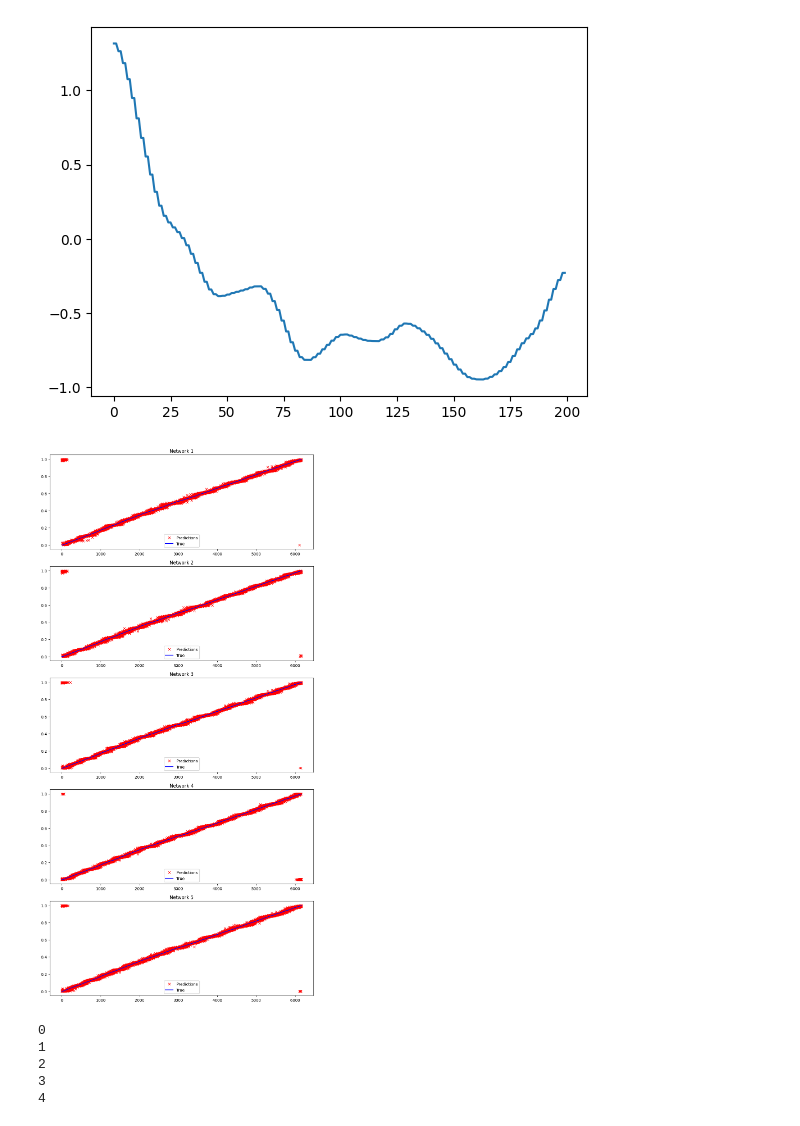
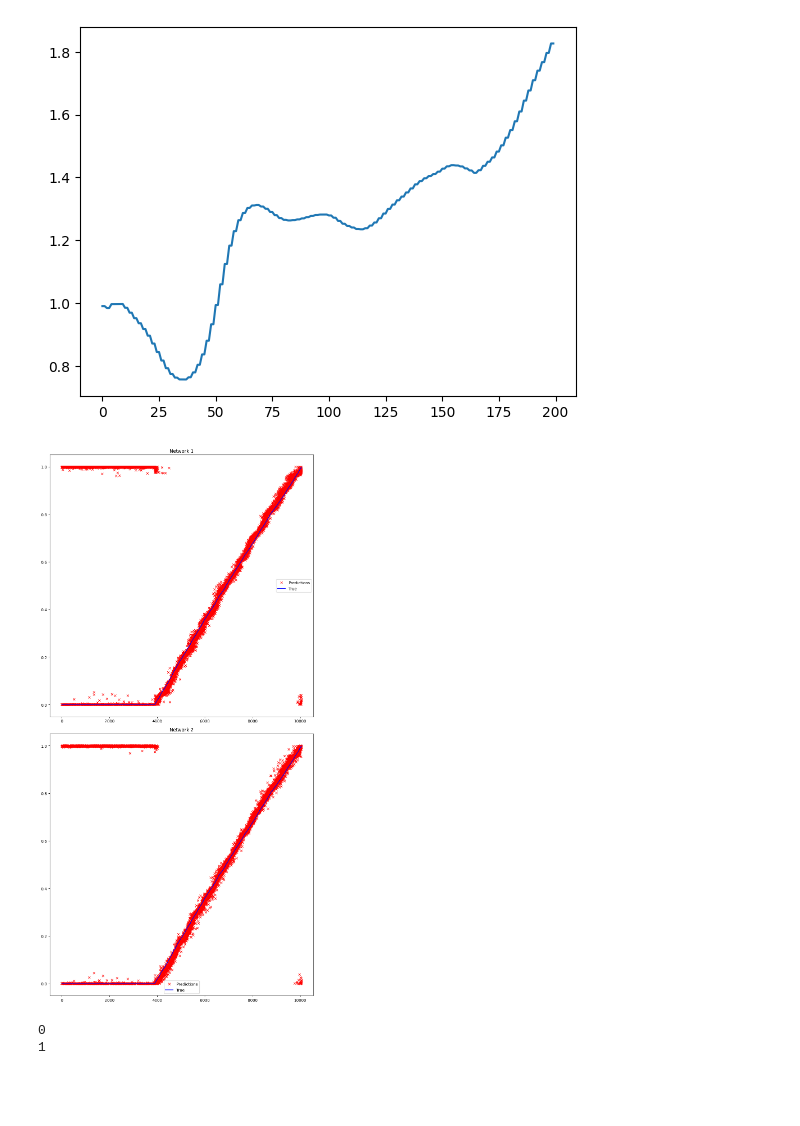
Before and after one commit to MautnerVo/Hydronaut, a Jupyter notebook: Train_CNN.ipynb, the cells around one changed output. Drawn from its saved outputs; the diff is of its cells as text; code cells hidden in the pictures; blank space fills up the shorter version.

```diff
--- a/Train_CNN.ipynb
+++ b/Train_CNN.ipynb
@@ -10,7 +10,7 @@ from torch.optim.lr_scheduler import ReduceLROnPlateau
 path = r"Y:\Datasets\Fyzio"
 exercise = "Wide squat"
 # %%
-with open(os.path.join(path,"X_train",exercise + ".pkl"),"rb") as f:
+with open(os.path.join(path,"X_train_w_transition",exercise + ".pkl"),"rb") as f:
     x = np.array(pickle.load(f))
     print(x.shape)
 # %% [output]
@@ -18,5 +30,5 @@ with open(os.path.join(path,"X_train",exercise + ".pkl"),"rb") as f:
 # %%
-with open(os.path.join(path,"Y_train",exercise + ".pkl"),"rb") as f:
+with open(os.path.join(path,"Y_train_w_transition",exercise + ".pkl"),"rb") as f:
     y = np.array(pickle.load(f))
     print(y.shape)
 # %% [output]
@@ -143,6 +155,10 @@ class CircularMSELoss(nn.Module):
         else:
             return loss
 
+def circular_mae(y_true, y_pred):
+    diff = np.abs(y_true - y_pred)
+    diff = np.minimum(diff, 1 - diff)  # zohlední "přeskočení" kolem 0
+    return np.mean(diff)
 # in_channels = x_train.shape[1]
 # seq_len = x_train.shape[2]
 #
@@ -211,7 +227,7 @@ class AugmentedSignalDataset(Dataset):
 from sklearn.model_selection import KFold
 from torch.utils.data import DataLoader
 from sklearn.metrics import mean_squared_error, r2_score
-kf = KFold(n_splits=5, shuffle=True, random_state=42)
+kf = KFold(n_splits=2, shuffle=True, random_state=42)
 
 X = x_norm_t.cpu().numpy()
 Y = y_norm_t.cpu().numpy()
@@ -219,7 +235,7 @@ Y = y_norm_t.cpu().numpy()
 in_channels = x_train.shape[1]
 seq_len = x_train.shape[2]
 epochs = 100
-batch_size = 32
+batch_size = 128
 nets = []
 fold_results = []
 
@@ -240,7 +256,7 @@ for fold, (train_idx, val_idx) in enumerate(kf.split(X)):
     val_loader = DataLoader(val_dataset, batch_size=batch_size, shuffle=False)
 
     net = Net(in_channels, seq_len).to(device)
-    optimizer = torch.optim.Adam(net.parameters(), lr=1e-3)
+    optimizer = torch.optim.Adam(net.parameters(), lr=5e-4)
     # criterion = CircularMSELoss()
     criterion = nn.MSELoss()
     # criterion = nn.L1Loss()
@@ -288,8 +304,9 @@ for fold, (train_idx, val_idx) in enumerate(kf.split(X)):
 
     mse = mean_squared_error(y_true, pred_phase)
     r2 = r2_score(y_true, pred_phase)
-    print(f"Fold {fold+1} - MSE: {mse:.4f}, R²: {r2:.4f}\n")
-
+    cme = circular_mae(y_true, pred_phase)
+    # print(f"Fold {fold+1} - MSE: {mse:.4f}, R²: {r2:.4f}\n")
+    print(f"Fold {fold+1} - MSE: {mse:.4f}, CME: {cme:.4f}\n")
     fold_results.append((y_true, pred_phase))
     nets.append(net)
 
@@ -366,46 +383,43 @@ import matplotlib.pyplot as plt
 plt.plot(x_train[10][4])
 plt.show()
 # %% [output]
-[figure, old version]
+[figure, new version]
 # %%
 sorted_indices = np.argsort(y_test)
 
 y_test_sorted = y_test[sorted_indices]
 x_test_sorted = x_test[sorted_indices]
 
 outputs = []
 with torch.no_grad():
     for net in nets:
         outputs.append(net(x_test_sorted.to(device)))
 
 preds_list = [out.cpu().numpy() for out in outputs]
 predictions = []
 
 for i in preds_list:
     pred_phase = np.arctan2(i[:,0], i[:,1]) / (2*np.pi)
     pred_phase = (pred_phase + 1) % 1.0
     predictions.append(pred_phase)
 
-fig, axes = plt.subplots(5, 1, figsize=(10, 20))
+fig, axes = plt.subplots(2, 1, figsize=(10, 20))
 
 for i, ax in enumerate(axes):
     ax.plot(predictions[i], 'rx', linestyle='None', label="Predictions")
     ax.plot(y_test_sorted, color="blue", label="True")
     ax.set_title(f'Network {i+1}')
     ax.legend()
 
 plt.tight_layout()
 plt.show()
 # %% [output]
-[figure, old version]
+[figure, new version]
 # %%
 for index,net in enumerate(nets):
     os.makedirs(f"models",exist_ok=True)
-    torch.save(net.state_dict(), fr"models/cnn_model_drop_{index+1}.pth")
+    torch.save(net.state_dict(), fr"models/cnn_model_transition_{index+1}.pth")
     print(index)
 # %% [output]
 0
 1
-2
-3
-4
```
Also changed, not shown: parts of 6 cells of this notebook, 4 other files.
